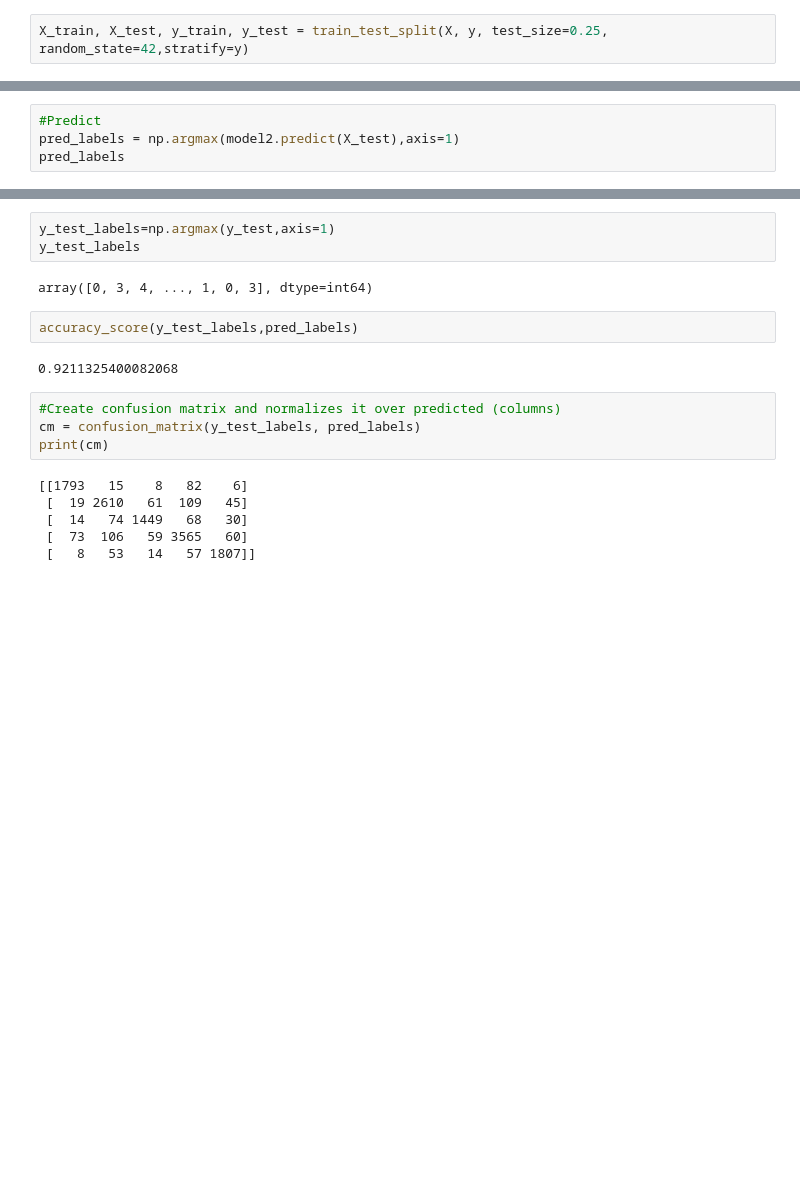
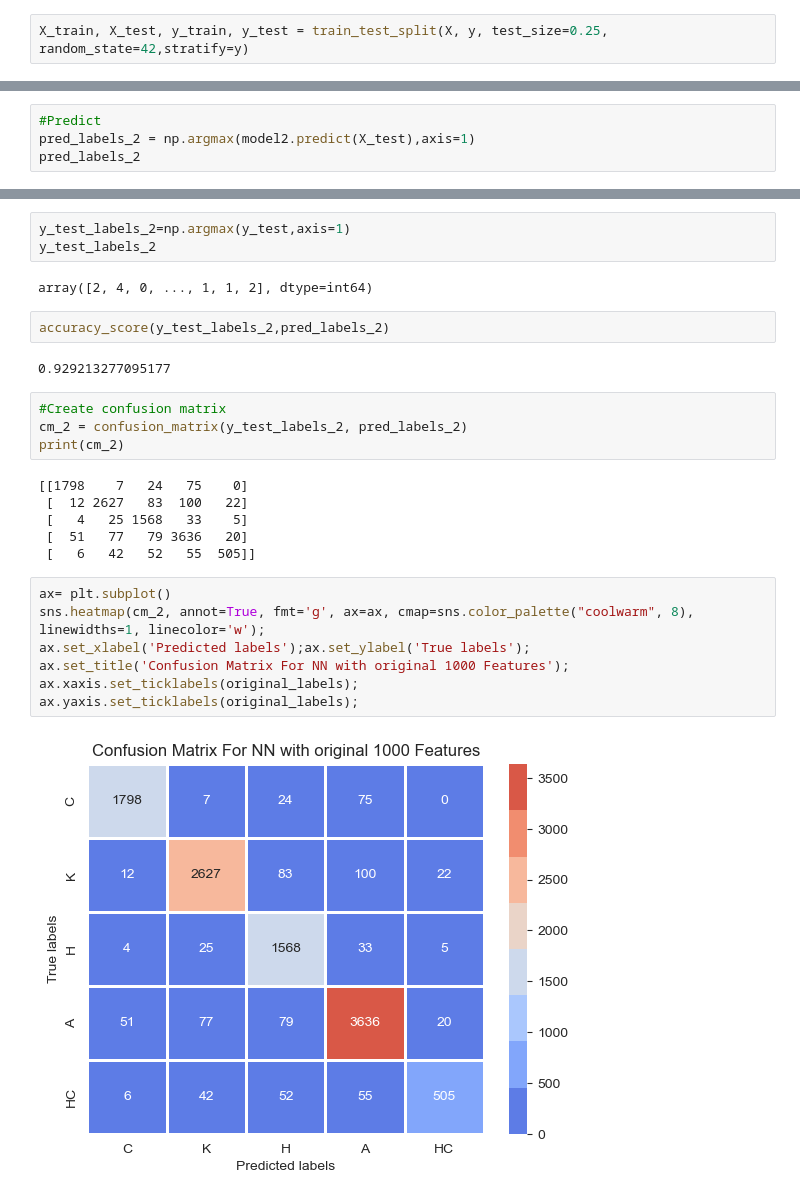
Before and after one commit to chengtng/project_5, a Jupyter notebook: code/3_Model_Part2.ipynb, the cells around one changed output, grey strips where cells are left out. Cells and saved outputs as stored; diff of their text form; blank space fills up the shorter version.

```diff
--- a/code/3_Model_Part2.ipynb
+++ b/code/3_Model_Part2.ipynb
@@ -331,5 +374,5 @@ plt.show()
 # %%
 #Predict
-pred_labels = np.argmax(model2.predict(X_test),axis=1)
-pred_labels
+pred_labels_2 = np.argmax(model2.predict(X_test),axis=1)
+pred_labels_2
 # %% [output]
@@ -338,20 +381,29 @@ array([0, 3, 4, ..., 1, 0, 3], dtype=int64)
 # %%
-y_test_labels=np.argmax(y_test,axis=1)
-y_test_labels
+y_test_labels_2=np.argmax(y_test,axis=1)
+y_test_labels_2
 # %% [output]
-array([0, 3, 4, ..., 1, 0, 3], dtype=int64)
+array([2, 4, 0, ..., 1, 1, 2], dtype=int64)
 # %%
-accuracy_score(y_test_labels,pred_labels)
+accuracy_score(y_test_labels_2,pred_labels_2)
 # %% [output]
-0.9211325400082068
+0.929213277095177
 # %%
-#Create confusion matrix and normalizes it over predicted (columns)
-cm = confusion_matrix(y_test_labels, pred_labels)
-print(cm)
+#Create confusion matrix
+cm_2 = confusion_matrix(y_test_labels_2, pred_labels_2)
+print(cm_2)
 # %% [output]
-[[1793   15    8   82    6]
- [  19 2610   61  109   45]
- [  14   74 1449   68   30]
- [  73  106   59 3565   60]
- [   8   53   14   57 1807]]
+[[1798    7   24   75    0]
+ [  12 2627   83  100   22]
+ [   4   25 1568   33    5]
+ [  51   77   79 3636   20]
+ [   6   42   52   55  505]]
+# %%
+ax= plt.subplot()
+sns.heatmap(cm_2, annot=True, fmt='g', ax=ax, cmap=sns.color_palette("coolwarm", 8), linewidths=1, linecolor='w');
+ax.set_xlabel('Predicted labels');ax.set_ylabel('True labels');
+ax.set_title('Confusion Matrix For NN with original 1000 Features');
+ax.xaxis.set_ticklabels(original_labels);
+ax.yaxis.set_ticklabels(original_labels);
+# %% [output]
+[figure, added]
 # %%
```
Also changed, not shown: parts of 30 cells of this notebook, 4 other files.
